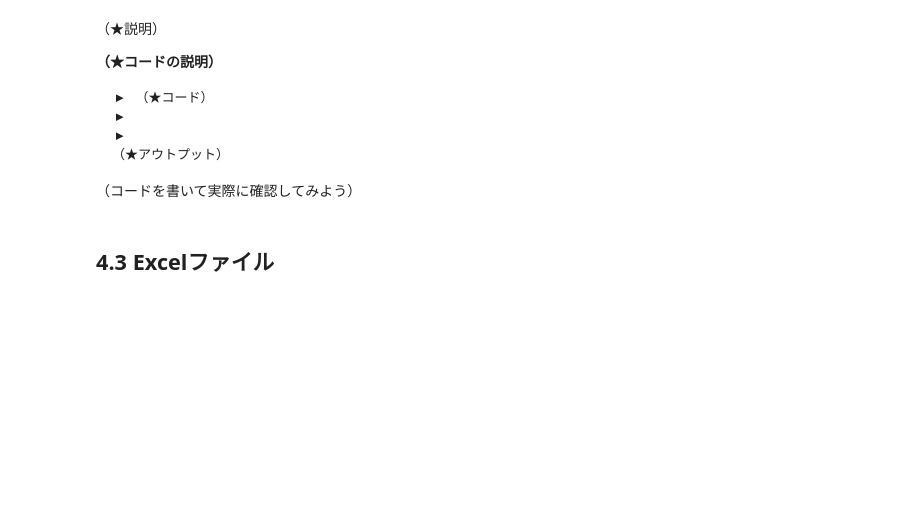
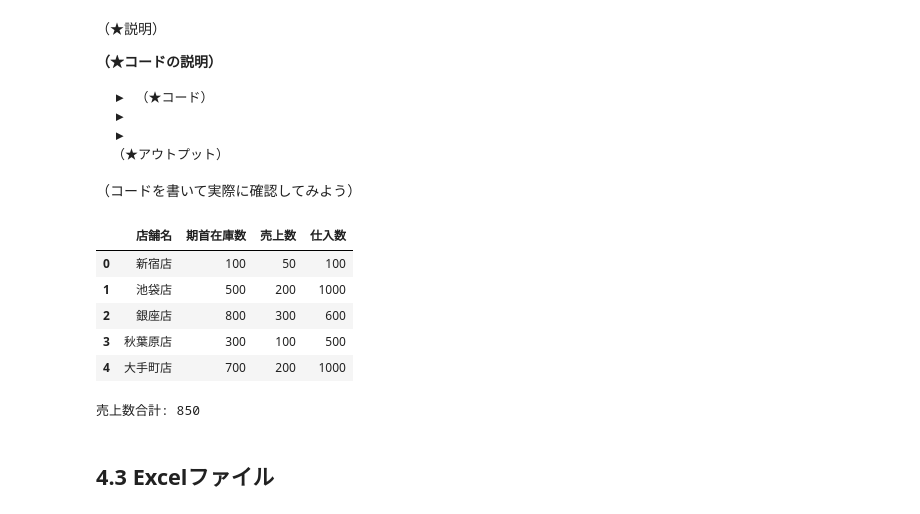
Before and after one commit to abenben/starproject-python, a Jupyter notebook: tutorial05.ipynb, the cells around one changed output. Drawn from its saved outputs; the diff is of its cells as text; code cells hidden in the pictures; blank space fills up the shorter version.

````diff
--- a/tutorial05.ipynb
+++ b/tutorial05.ipynb
@@ -526,6 +795,23 @@ pythonにはバイナリファイルやテキスト以外のファイル形式
 （★アウトプット）
 ```
 （コードを書いて実際に確認してみよう）
+# %%
+import pandas as pd        #←pandas を pd と別名にすることでタイプ数や冗長性を削減
+
+df = pd.read_csv('store.csv', encoding='utf-8', header=0)        #←先頭行がヘッダー行
+df
+# %% [output]
+|  | 店舗名 | 期首在庫数 | 売上数 | 仕入数 |
+| 0 | 新宿店 | 100 | 50 | 100 |
+| 1 | 池袋店 | 500 | 200 | 1000 |
+| 2 | 銀座店 | 800 | 300 | 600 |
+| 3 | 秋葉原店 | 300 | 100 | 500 |
+| 4 | 大手町店 | 700 | 200 | 1000 |
+# %%
+sales = sum(df['売上数'])
+print(f'売上数合計: {sales}')
+# %% [output]
+売上数合計: 850
 # %% [markdown]
 ## 4.3 Excelファイル
 # %% [markdown]
````
Also changed, not shown: parts of 50 cells of this notebook.
